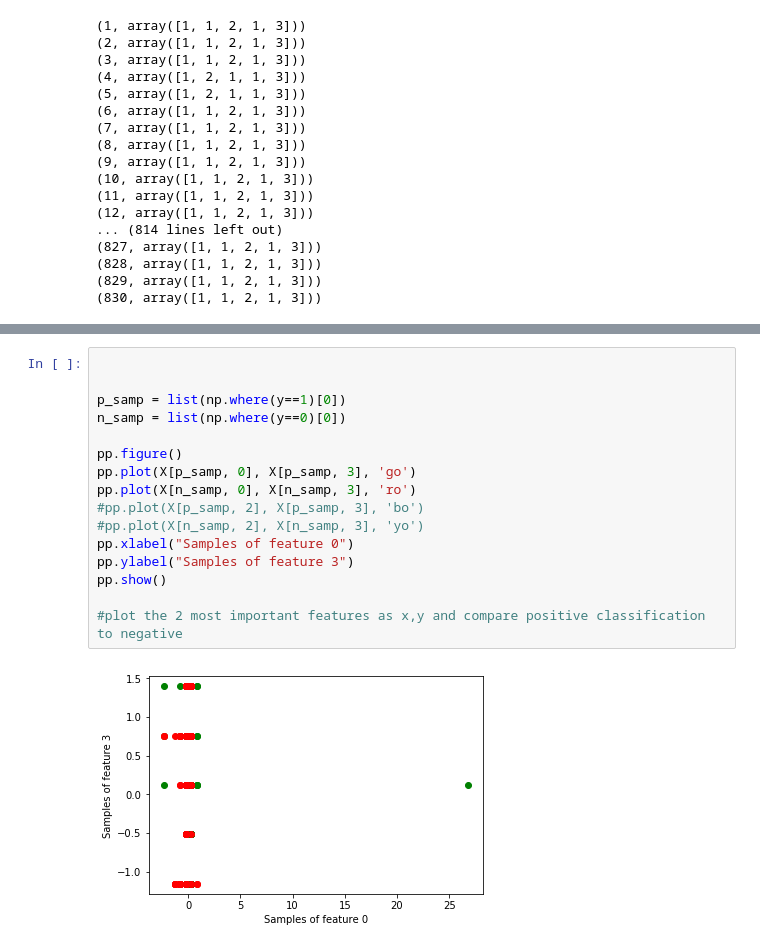
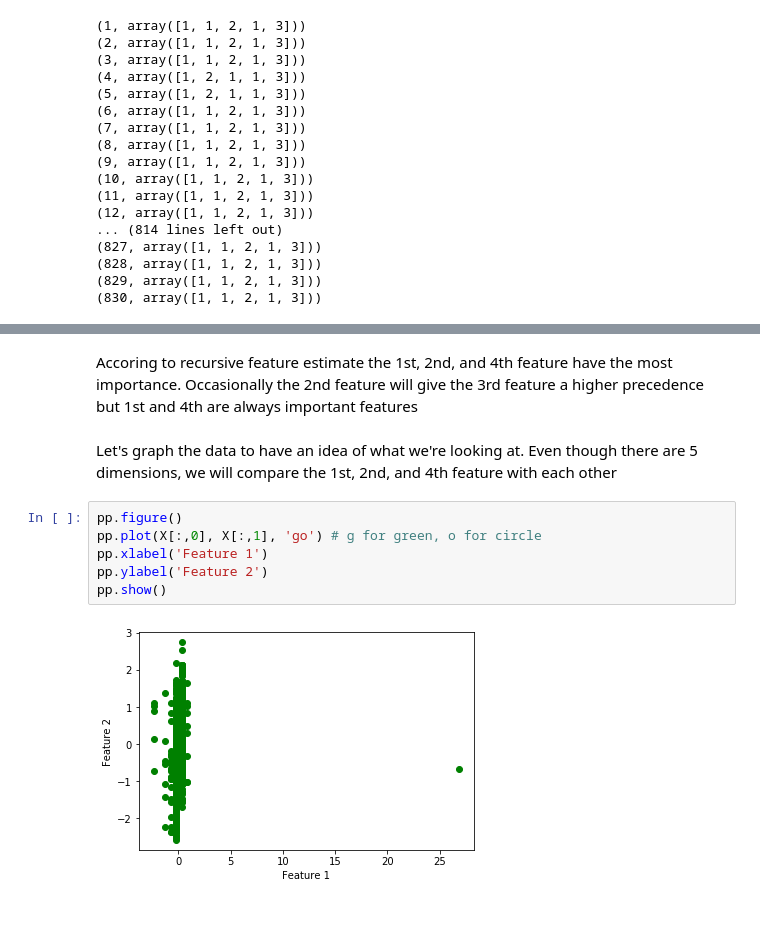
Before and after one commit to patel418/python_algcomp, a Jupyter notebook: Mammogram_Test.ipynb, the cells around one changed output, grey strips where cells are left out. Drawn from its saved outputs; the diff is of its cells as text; blank space fills up the shorter version.

```diff
--- a/Mammogram_Test.ipynb
+++ b/Mammogram_Test.ipynb
@@ -208,18 +214,13 @@ RandomForestClassifier(bootstrap=True, class_weight=None, criterion='gini',
-# %%
-
-
-p_samp = list(np.where(y==1)[0])
-n_samp = list(np.where(y==0)[0])
-
-pp.figure()
-pp.plot(X[p_samp, 0], X[p_samp, 3], 'go')
-pp.plot(X[n_samp, 0], X[n_samp, 3], 'ro')
-#pp.plot(X[p_samp, 2], X[p_samp, 3], 'bo')
-#pp.plot(X[n_samp, 2], X[n_samp, 3], 'yo')
-pp.xlabel("Samples of feature 0")
-pp.ylabel("Samples of feature 3")
-pp.show()
-
-#plot the 2 most important features as x,y and compare positive classification to negative
-# %% [output]
-[figure, removed]
+# %% [markdown]
+Accoring to recursive feature estimate the 1st, 2nd, and 4th feature have the most importance.
+Occasionally the 2nd feature will give the 3rd feature a higher precedence but 1st and 4th are always important features
+# %% [markdown]
+Let's graph the data to have an idea of what we're looking at. Even though there are 5 dimensions, we will compare the 1st, 2nd, and 4th feature with each other
+# %%
+pp.figure()
+pp.plot(X[:,0], X[:,1], 'go') # g for green, o for circle
+pp.xlabel('Feature 1')
+pp.ylabel('Feature 2')
+pp.show()
+# %% [output]
+[figure, added]
```
Also changed, not shown: parts of 13 cells of this notebook.
